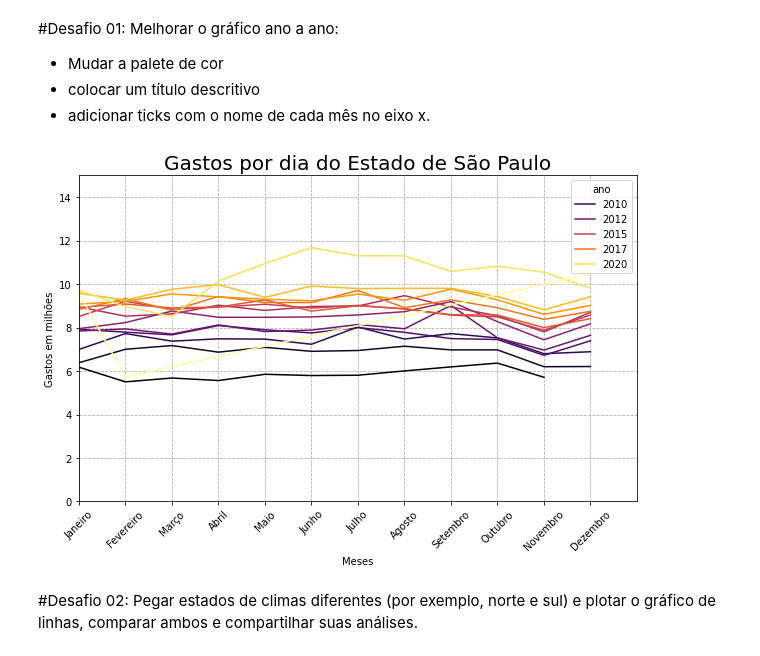
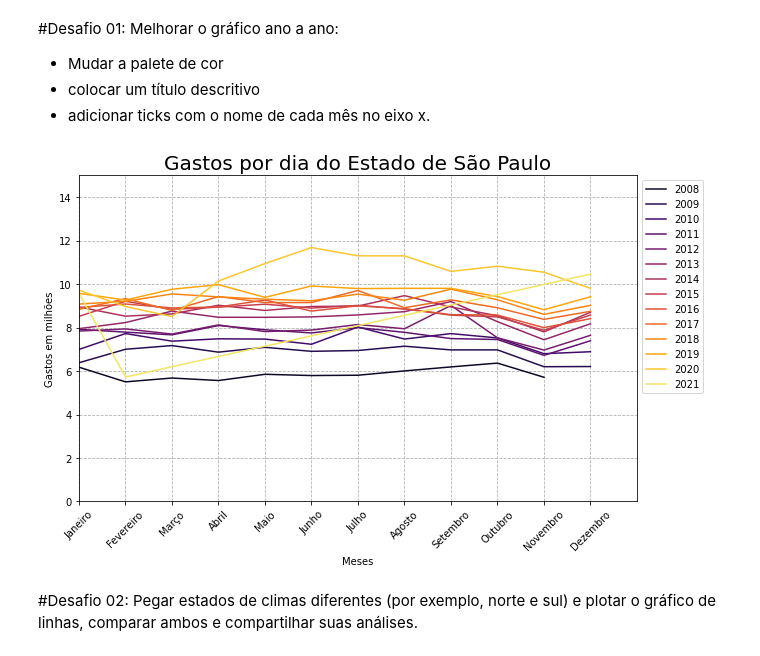
Before and after one commit to laugustovieira/BootCamp---Data-Science, a Jupyter notebook: Desafios_Modulo2_Aula5.ipynb, the cells around one changed output. Drawn from its saved outputs; the diff is of its cells as text; code cells hidden in the pictures.

Commit message:
Ajustando o palette dos gráficos

```diff
--- a/Desafios_Modulo2_Aula5.ipynb
+++ b/Desafios_Modulo2_Aula5.ipynb
@@ -156,20 +156,21 @@ mensal_aberto.head()
 # %%
 plt.figure(figsize = (10,6))
 mes_nome = ['Janeiro', 'Fevereiro','Março','Abril','Maio','Junho','Julho','Agosto','Setembro','Outubro','Novembro','Dezembro']
-ax = sns.lineplot(data = mensal_aberto.query("uf=='São Paulo'"), x="mes_extenso", y="gasto_dia", hue="ano", palette="inferno")
+ax = sns.lineplot(data = mensal_aberto.query("uf=='São Paulo'"), x="mes_extenso", y="gasto_dia", hue="ano", palette= sns.color_palette("inferno",14))
 plt.xticks(rotation=45)
 plt.xlabel("Meses", size=10)
 plt.ylabel("Gastos em milhões", size=10)
 plt.title("Gastos por dia do Estado de São Paulo", size = 20)
+ax.legend(bbox_to_anchor=(1,1), fontsize = 10)
 ax.xaxis.set_major_formatter(ticker.FixedFormatter(mes_nome))
 plt.grid(True, linestyle='--')
 plt.ylim(0,15)
 plt.xlim(0,12)
 # colocar como o método achar melhor a representação do eixo x
 #ax.xaxis.set_major_locator(ticker.AutoLocator())
 plt.show()
 # %% [output]
-[figure, old version]
+[figure, new version]
 # %% [markdown]
 #Desafio 02: Pegar estados de climas diferentes (por exemplo, norte e sul) e plotar o gráfico de linhas, comparar ambos e compartilhar suas análises.
 # %%
```
Also changed, not shown: parts of 1 cell of this notebook.
